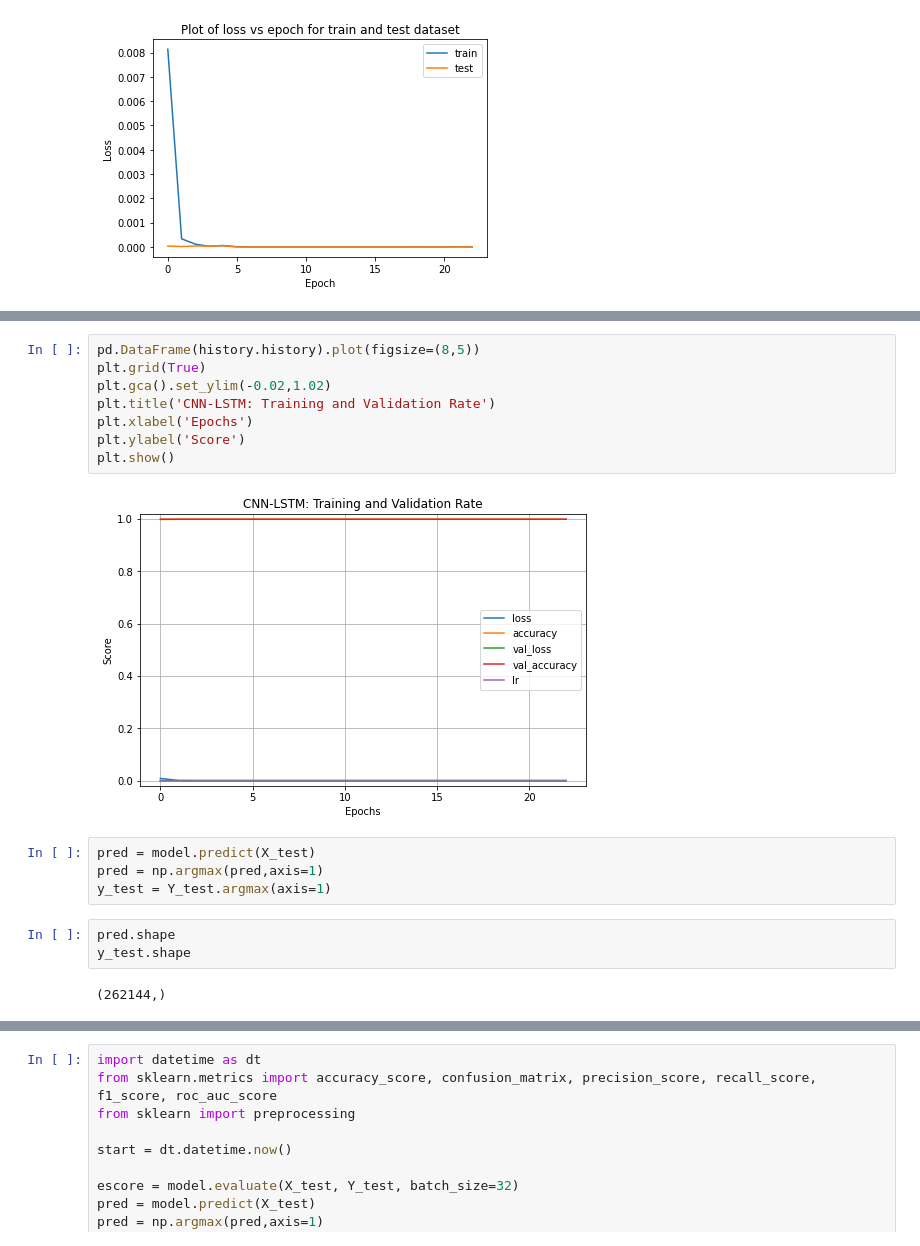
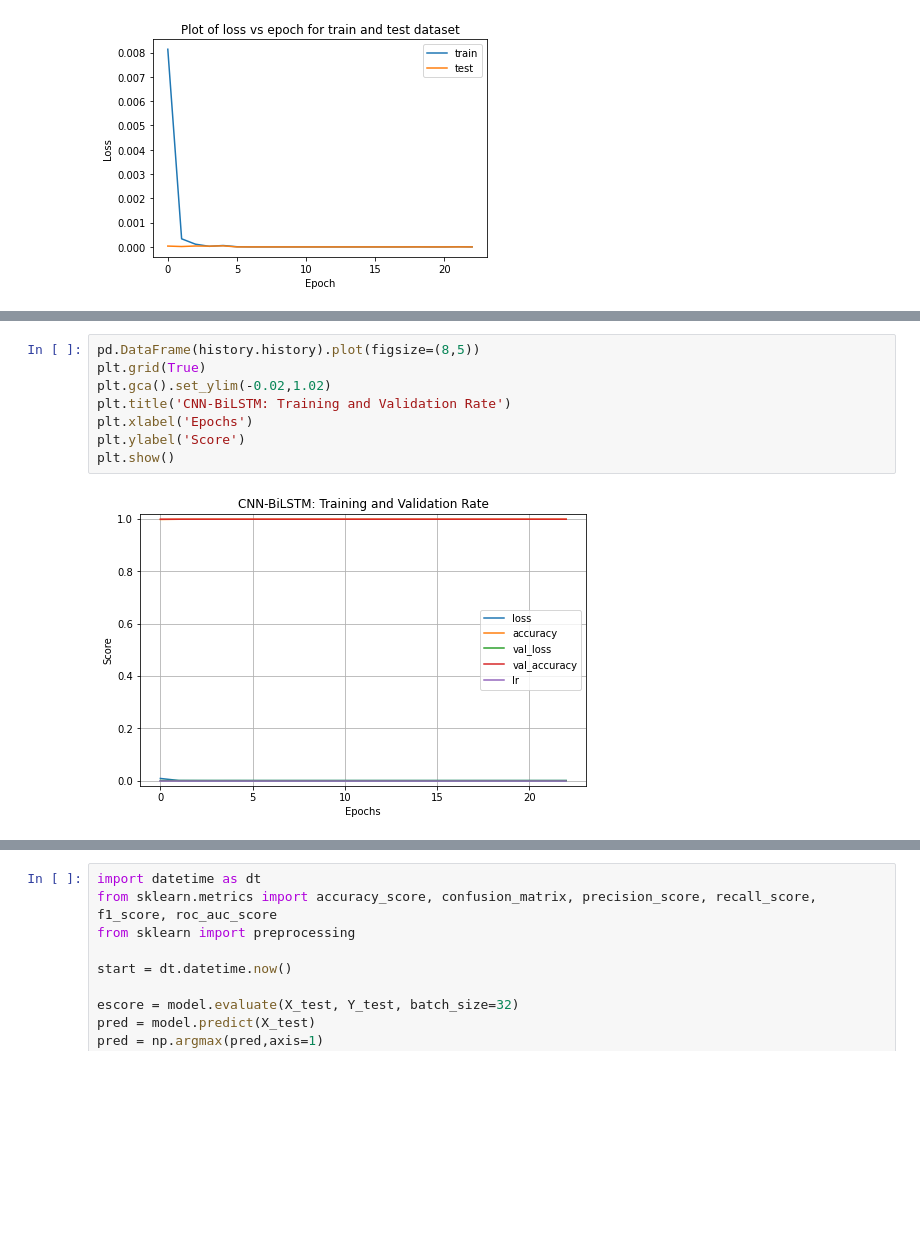
Before and after one commit to vanlalruata/DCNNBiLSTM-An-Efficient-Hybrid-Deep-Learning-Based-Intrusion-Detection-System, a Jupyter notebook: IDS-CIC-IDS-2018.ipynb, the cells around one changed output, grey strips where cells are left out. Saved outputs shown, nothing was run; the diff lists cells and outputs as text; blank space fills up the shorter version.

```diff
--- a/IDS-CIC-IDS-2018.ipynb
+++ b/IDS-CIC-IDS-2018.ipynb
@@ -1242,19 +1161,10 @@ plt.show()
 # %%
 pd.DataFrame(history.history).plot(figsize=(8,5))
 plt.grid(True)
 plt.gca().set_ylim(-0.02,1.02)
-plt.title('CNN-LSTM: Training and Validation Rate')
+plt.title('CNN-BiLSTM: Training and Validation Rate')
 plt.xlabel('Epochs')
 plt.ylabel('Score')
 plt.show()
 # %% [output]
-[figure, old version]
+[figure, new version]
-# %%
-pred = model.predict(X_test)
-pred = np.argmax(pred,axis=1)
-y_test = Y_test.argmax(axis=1)
-# %%
-pred.shape
-y_test.shape
-# %% [output]
-(262144,)
```
Also changed, not shown: parts of 19 cells of this notebook.
